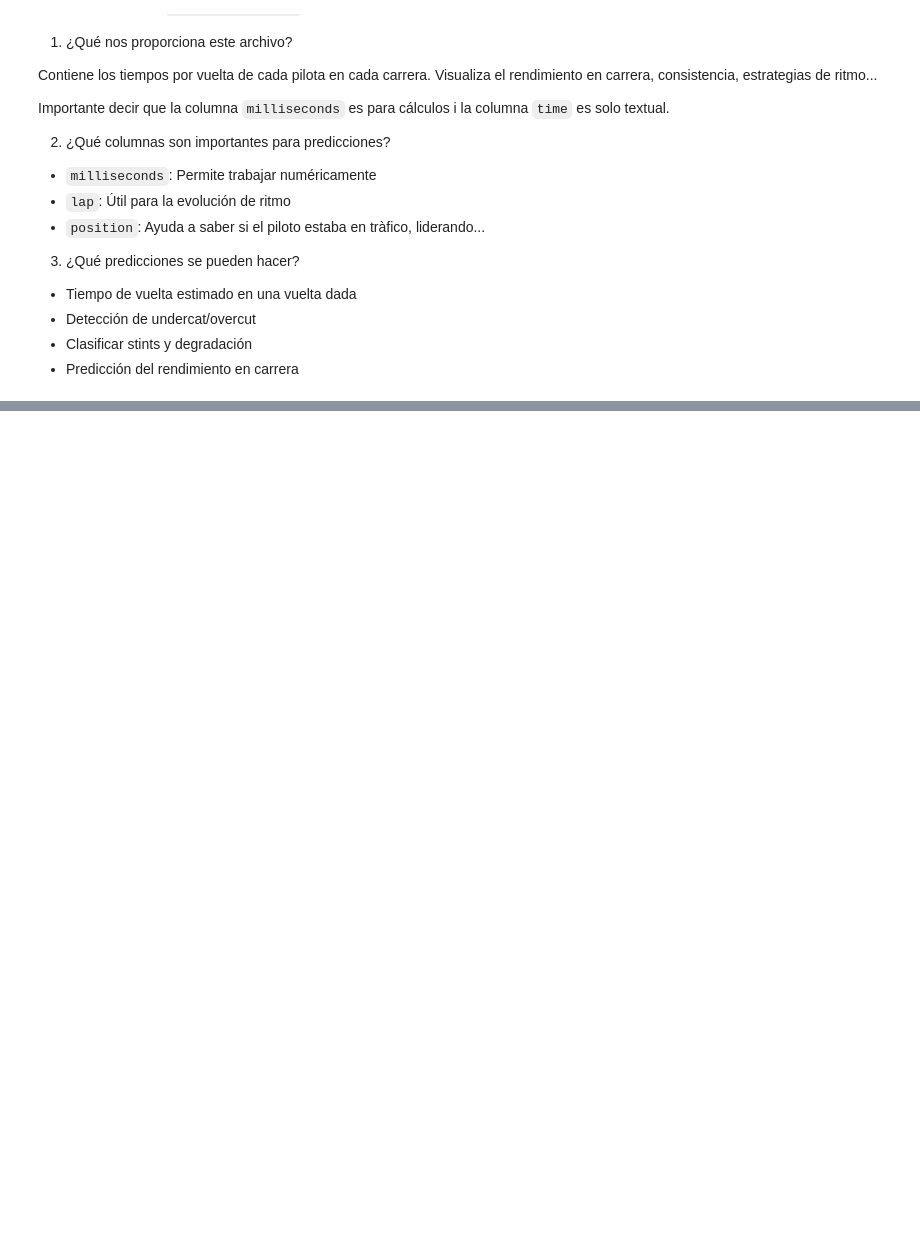
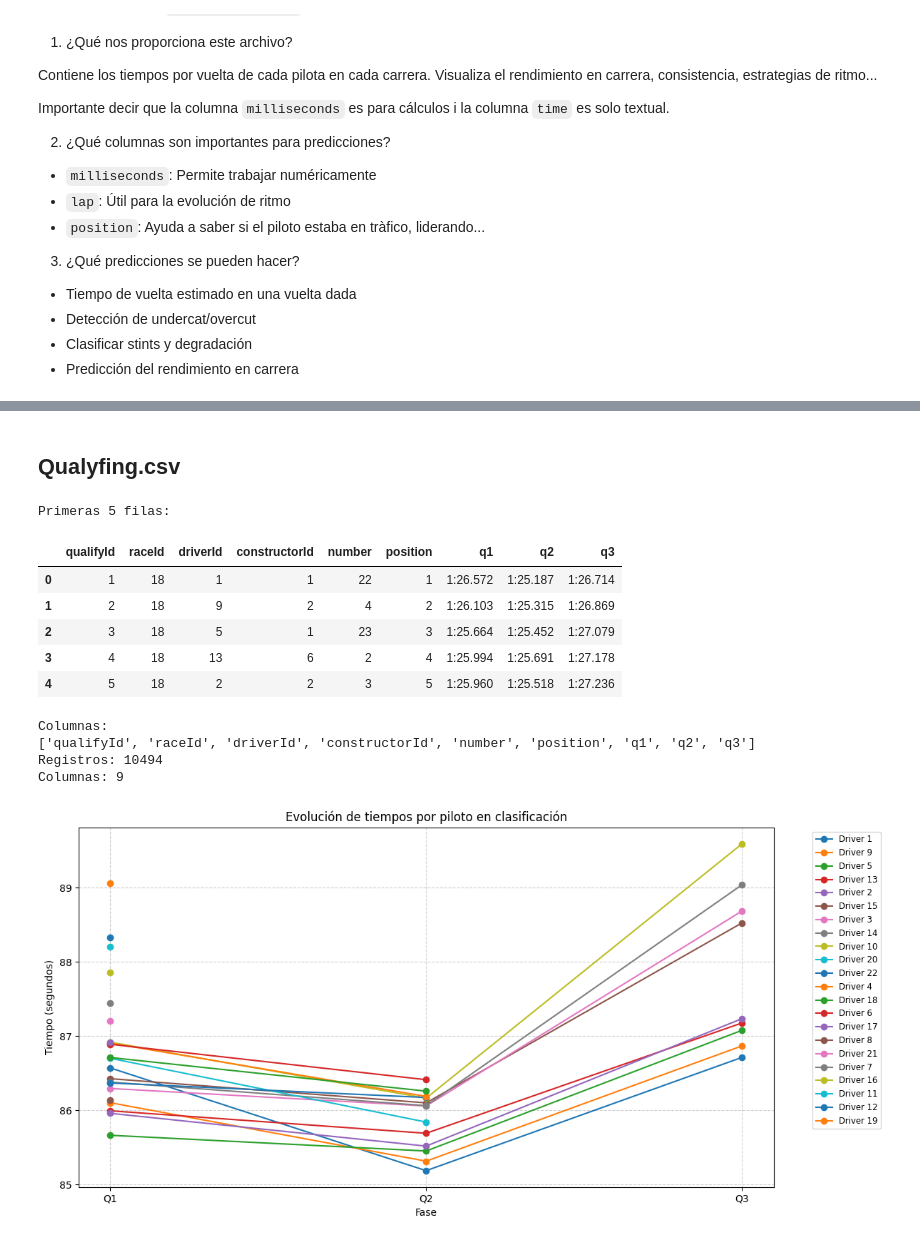
Before and after one commit to PolPujolSantaella/f1-strategy-predictor, a Jupyter notebook: notebooks/01_notebook_exploreDataset.ipynb, the cells around one changed output, grey strips where cells are left out. Saved outputs shown, nothing was run; the diff lists cells and outputs as text; code cells hidden in the pictures; blank space fills up the shorter version.

Commit message:
First Dataset to Predict Final Position

```diff
--- a/notebooks/01_notebook_exploreDataset.ipynb
+++ b/notebooks/01_notebook_exploreDataset.ipynb
@@ -310,0 +372,50 @@ Importante decir que la columna `milliseconds` es para cálculos i la columna `t
+# %% [markdown]
+## Qualyfing.csv
+# %%
+qualifying = pd.read_csv('../data/original/qualifying.csv')
+print("Primeras 5 filas:")
+display(qualifying.head())
+print("\nColumnas: ")
+print(qualifying.columns.tolist())
+print(f"Registros: {qualifying.shape[0]}")
+print(f"Columnas: {qualifying.shape[1]}")
+
+race_id = 18
+quali = qualifying[qualifying['raceId'] == race_id].copy()
+
+def time_to_sec(t):
+    try:
+        m, s = map(float, t.split(':'))
+        return m * 60 + s
+    except:
+        return None
+
+for col in ['q1', 'q2', 'q3']:
+    quali[col + '_sec'] = quali[col].apply(time_to_sec)
+
+plt.figure(figsize=(12, 6))
+for _, row in quali.iterrows():
+    tiempos = [row['q1_sec'], row['q2_sec'], row['q3_sec']]
+    fases = ['Q1', 'Q2', 'Q3']
+    plt.plot(fases, tiempos, marker='o', label=f'Driver {row["driverId"]}')
+
+plt.title('Evolución de tiempos por piloto en clasificación')
+plt.xlabel('Fase')
+plt.ylabel('Tiempo (segundos)')
+plt.grid(True, linestyle='--', alpha=0.6)
+plt.legend(bbox_to_anchor=(1.05, 1), loc='upper left', fontsize='small')
+plt.tight_layout()
+plt.show()
+# %% [output]
+Primeras 5 filas:
+|  | qualifyId | raceId | driverId | constructorId | number | position | q1 | q2 | q3 |
+| 0 | 1 | 18 | 1 | 1 | 22 | 1 | 1:26.572 | 1:25.187 | 1:26.714 |
+| 1 | 2 | 18 | 9 | 2 | 4 | 2 | 1:26.103 | 1:25.315 | 1:26.869 |
+| 2 | 3 | 18 | 5 | 1 | 23 | 3 | 1:25.664 | 1:25.452 | 1:27.079 |
+| 3 | 4 | 18 | 13 | 6 | 2 | 4 | 1:25.994 | 1:25.691 | 1:27.178 |
+| 4 | 5 | 18 | 2 | 2 | 3 | 5 | 1:25.960 | 1:25.518 | 1:27.236 |
+Columnas:
+['qualifyId', 'raceId', 'driverId', 'constructorId', 'number', 'position', 'q1', 'q2', 'q3']
+Registros: 10494
+Columnas: 9
+[figure, added]
```
Also changed, not shown: parts of 10 cells of this notebook, 2 other files.
